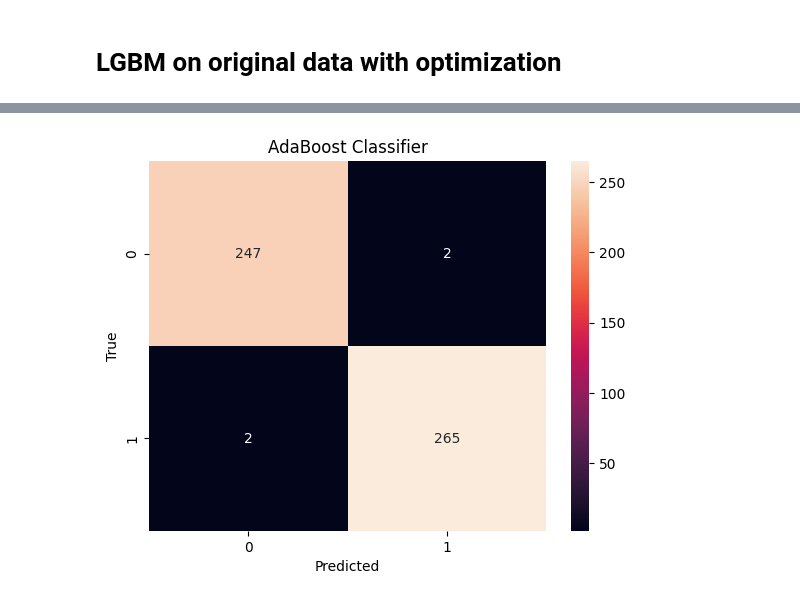
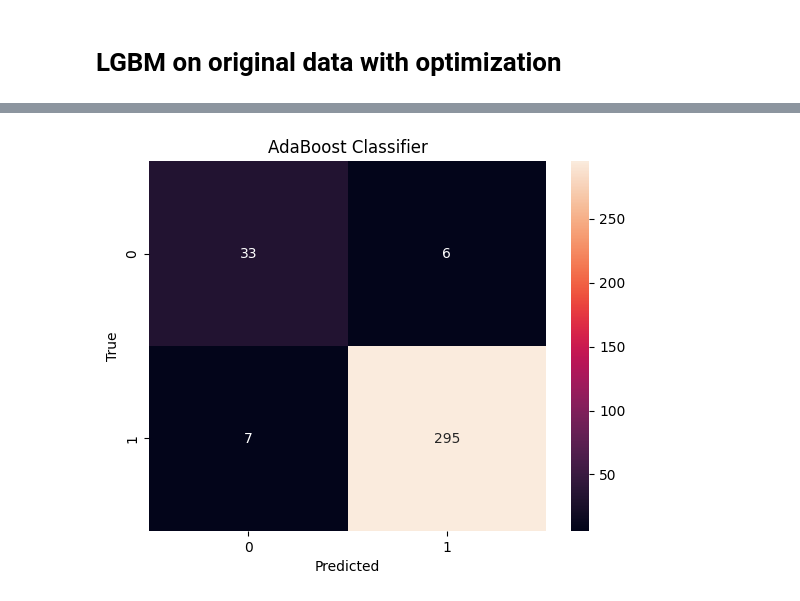
Before and after one commit to Maryamalakkas/Skin_Cancer, a Jupyter notebook: notebook/adaboost.ipynb, the cells around one changed output, grey strips where cells are left out. Saved outputs shown, nothing was run; the diff lists cells and outputs as text; code cells hidden in the pictures.

```diff
--- a/notebook/adaboost.ipynb
+++ b/notebook/adaboost.ipynb
@@ -118,18 +127,18 @@ from sklearn.pipeline import Pipeline
 def optimize_with_grid(X_train, y_train, random_state=None):
     # Define a pipeline that first scales the data and then applies the classifier
     pipe = Pipeline([
-        ('scaler', StandardScaler()),
-        ('adaboost', AdaBoostClassifier(DecisionTreeClassifier(random_state=random_state), random_state=random_state))
+        # ('scaler', StandardScaler()),
+        ('adaboost', )
     ])
 
     # Define the parameter grid to search
     param_grid = {
-        'adaboost__n_estimators': [50, 100, 200],  # Number of base estimators to use
-        'adaboost__learning_rate': [0.01, 0.1, 1],  # Learning rate shrinks the contribution of each classifier
+        'n_estimators': [50, 100, 200],  # Number of base estimators to use
+        'learning_rate': [0.01, 0.1, 1],  # Learning rate shrinks the contribution of each classifier
     }
 
     # Create the GridSearchCV object
-    adaboost_cv = GridSearchCV(pipe, param_grid, cv=5, verbose=1, n_jobs=-1)
+    adaboost_cv = GridSearchCV(AdaBoostClassifier(DecisionTreeClassifier(random_state=random_state), random_state=random_state), param_grid, cv=5, verbose=1, n_jobs=-1)
 
     # Perform the grid search on the provided data
     adaboost_cv.fit(X_train, y_train)
@@ -149,9 +158,7 @@ def optimize_with_grid(X_train, y_train, random_state=None):
 <h1> LGBM on original data with optimization </h1>
 # %%
 # using function with no sampling
-X, y= splitting_data(df, 'none')
-# Split the data into train and test sets
-X_train, X_test, y_train, y_test = train_test_split(X, y, test_size=0.2, random_state=random_state)
+X_train, X_test, y_train, y_test = splitting_data(df, 'none')
 # Scale the features using StandardScaler
 scaler = StandardScaler()
 X_train = scaler.fit_transform(X_train)
@@ -198,6 +202,0 @@ weighted avg       0.95      0.95      0.95       341
-# %%
-X,y = splitting_data(df, 'SMOTEENN')
-X_train, X_test, y_train, y_test = train_test_split(X, y, test_size=0.2, random_state=123)
-scaler = StandardScaler()
-X_train = scaler.fit_transform(X_train)
-X_test = scaler.transform(X_test)
@@ -240,14 +203,14 @@ weighted avg       0.99      0.99      0.99       516
 # %%
 # plot the confusion matrix for the model
-y_pred = best_LGBM3.predict(X_test)
+y_pred = best_LGBM1.predict(X_test)
 cm = confusion_matrix(y_test, y_pred)
 sns.heatmap(cm, annot=True, fmt='d')
 plt.xlabel('Predicted')
 plt.ylabel('True')
 plt.title('AdaBoost Classifier')
 plt.show()
 # %% [output]
-[figure, old version]
+[figure, new version]
 # %%
 best_model_df = pd.DataFrame.from_dict(best_models, orient='index')
 best_model_df.sort_values(by='accuracy', ascending=False, inplace=True)
```
Also changed, not shown: parts of 11 cells of this notebook, 8 other files.
